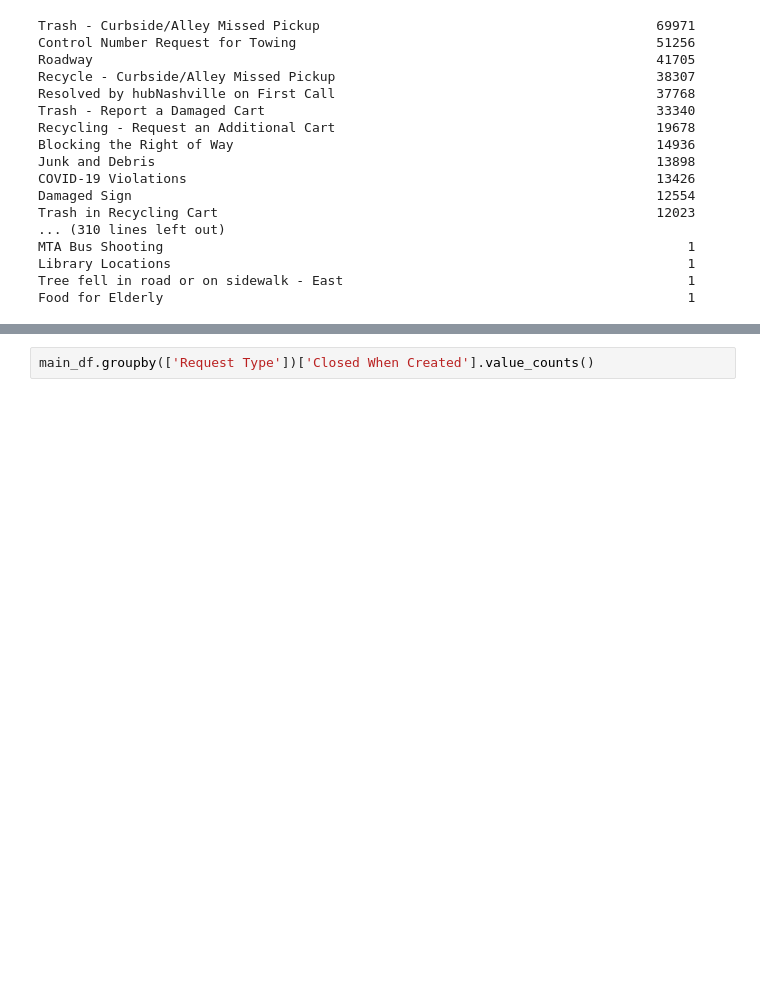
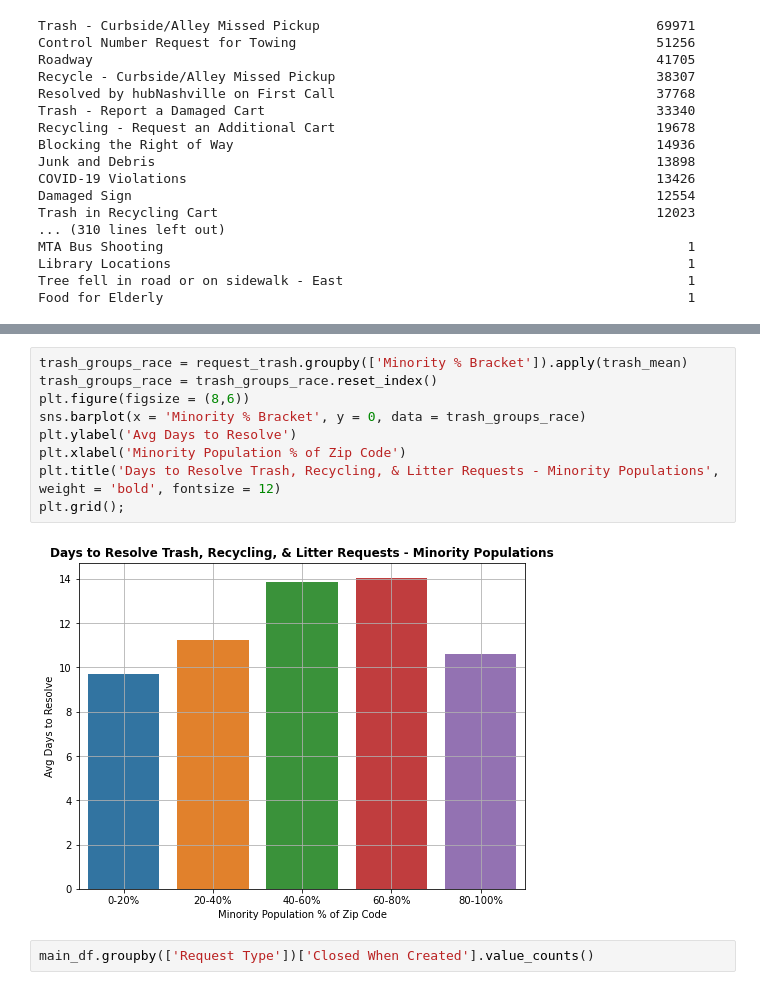
Before and after one commit to PrestonSpencer/Capstone-Nashville-Software-School-Nashville-311-Analysis, a Jupyter notebook: notebooks/visuals_and_analysis.ipynb, the cells around one changed output, grey strips where cells are left out. Drawn from its saved outputs; the diff is of its cells as text; blank space fills up the shorter version.

```diff
--- a/notebooks/visuals_and_analysis.ipynb
+++ b/notebooks/visuals_and_analysis.ipynb
@@ -103,3 +121,14 @@ plt.grid();
+# %%
+trash_groups_race = request_trash.groupby(['Minority % Bracket']).apply(trash_mean)
+trash_groups_race = trash_groups_race.reset_index()
+plt.figure(figsize = (8,6))
+sns.barplot(x = 'Minority % Bracket', y = 0, data = trash_groups_race)
+plt.ylabel('Avg Days to Resolve')
+plt.xlabel('Minority Population % of Zip Code')
+plt.title('Days to Resolve Trash, Recycling, & Litter Requests - Minority Populations', weight = 'bold', fontsize = 12)
+plt.grid();
+# %% [output]
+[figure, added]
 # %%
 main_df.groupby(['Request Type'])['Closed When Created'].value_counts()
 # %% [output]
```
Also changed, not shown: parts of 44 cells of this notebook, 1 other file.
